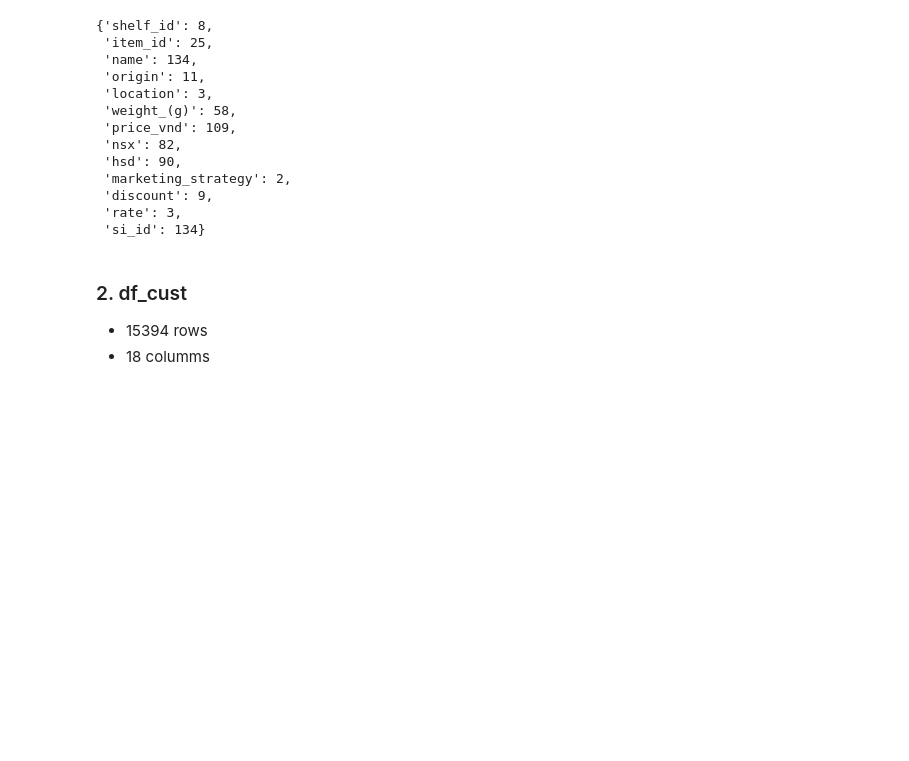
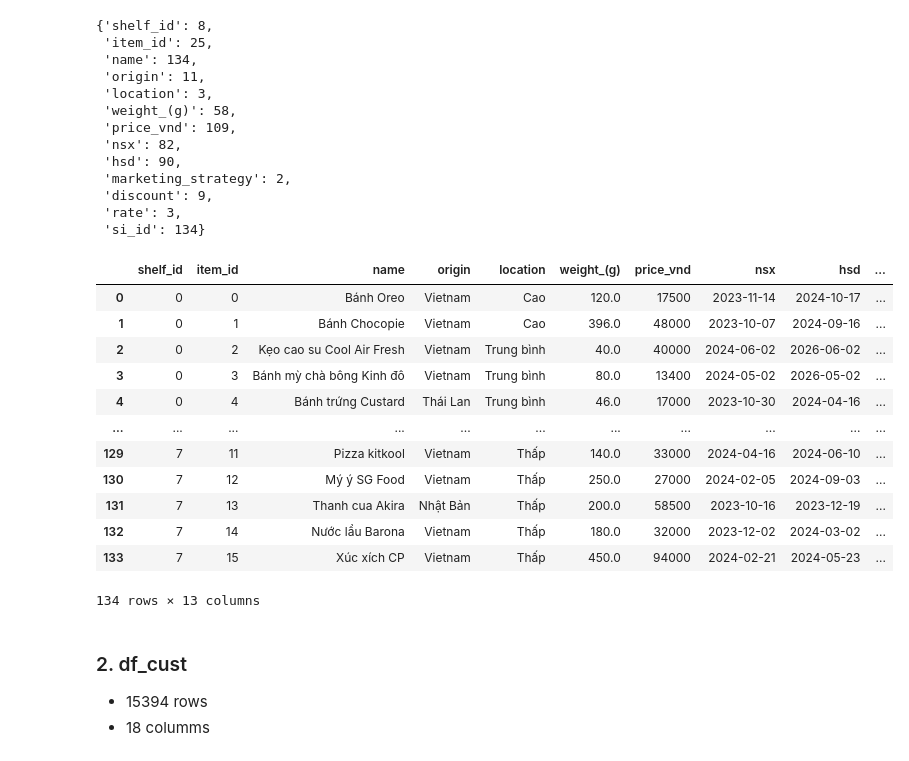
Before and after one commit to tranttha/ftu_ds_comp, a Jupyter notebook: q1_10.ipynb, the cells around one changed output. Saved outputs shown, nothing was run; the diff lists cells and outputs as text; code cells hidden in the pictures; blank space fills up the shorter version.

```diff
--- a/EDA_cleaning.ipynb
+++ b/q1_10.ipynb
@@ -125,6 +125,22 @@ df_item.nunique().to_dict()
  'discount': 9,
  'rate': 3,
  'si_id': 134}
+# %%
+df_item
+# %% [output]
+|  | shelf_id | item_id | name | origin | location | weight_(g) | price_vnd | nsx | hsd | ... |
+| 0 | 0 | 0 | Bánh Oreo | Vietnam | Cao | 120.0 | 17500 | 2023-11-14 | 2024-10-17 | ... |
+| 1 | 0 | 1 | Bánh Chocopie | Vietnam | Cao | 396.0 | 48000 | 2023-10-07 | 2024-09-16 | ... |
+| 2 | 0 | 2 | Kẹo cao su Cool Air Fresh | Vietnam | Trung bình | 40.0 | 40000 | 2024-06-02 | 2026-06-02 | ... |
+| 3 | 0 | 3 | Bánh mỳ chà bông Kinh đô | Vietnam | Trung bình | 80.0 | 13400 | 2024-05-02 | 2026-05-02 | ... |
+| 4 | 0 | 4 | Bánh trứng Custard | Thái Lan | Trung bình | 46.0 | 17000 | 2023-10-30 | 2024-04-16 | ... |
+| ... | ... | ... | ... | ... | ... | ... | ... | ... | ... | ... |
+| 129 | 7 | 11 | Pizza kitkool | Vietnam | Thấp | 140.0 | 33000 | 2024-04-16 | 2024-06-10 | ... |
+| 130 | 7 | 12 | Mý ý SG Food | Vietnam | Thấp | 250.0 | 27000 | 2024-02-05 | 2024-09-03 | ... |
+| 131 | 7 | 13 | Thanh cua Akira | Nhật Bản | Thấp | 200.0 | 58500 | 2023-10-16 | 2023-12-19 | ... |
+| 132 | 7 | 14 | Nước lẩu Barona | Vietnam | Thấp | 180.0 | 32000 | 2023-12-02 | 2024-03-02 | ... |
+| 133 | 7 | 15 | Xúc xích CP | Vietnam | Thấp | 450.0 | 94000 | 2024-02-21 | 2024-05-23 | ... |
+134 rows × 13 columns
 # %% [markdown]
 ### 2. df_cust
 - 15394 rows
```
Also changed, not shown: parts of 8 cells of this notebook, 7 other files.
